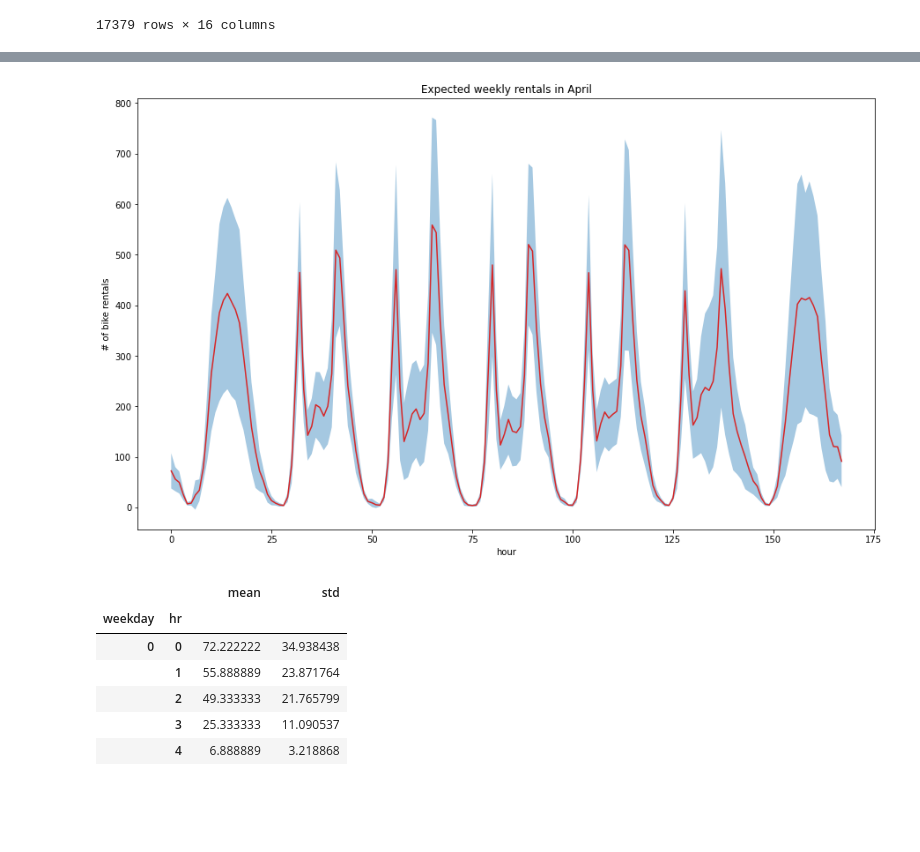
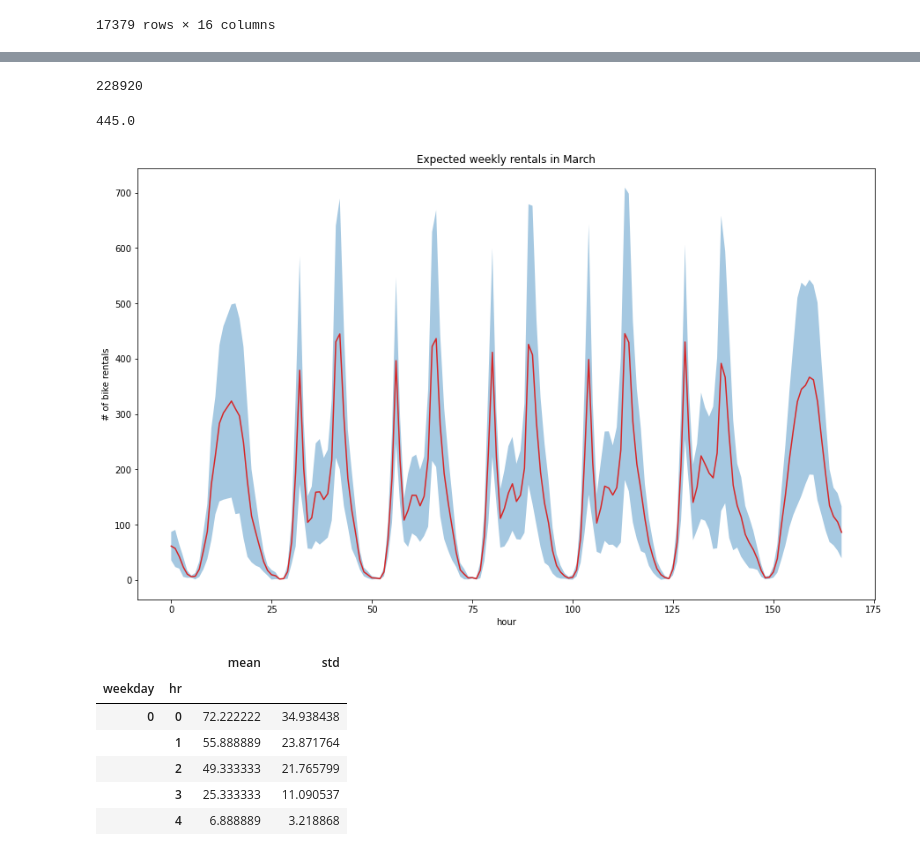
Before and after one commit to lmo272/Group_J, a Jupyter notebook: part2_test.ipynb, the cells around one changed output, grey strips where cells are left out. Cells and saved outputs as stored; diff of their text form; code cells hidden in the pictures; blank space fills up the shorter version.

```diff
--- a/part2_test.ipynb
+++ b/part2_test.ipynb
@@ -65,2 +75,4 @@ print(df)
 # %%
 import datetime
+# %%
+month = 3
@@ -67,3 +100,16 @@ import datetime
+# %%
+df_month.cnt.sum()
+# %% [output]
+228920
+# %%
+df_month = df.loc[df.index.month == month]
+df_month = df_month.groupby(["weekday","hr"]).cnt.agg(["mean", "std"])
+df_month.index = df_month.index.get_level_values(1)
+df_month = df_month.reset_index()
+# %%
+df_month["mean"].max()
+# %% [output]
+445.0
 # %%
 def forecast(month: int):
     df_month = df.loc[df.index.month == month]
@@ -88,9 +134,9 @@ def forecast(month: int):
     plt.title(f"Expected weekly rentals in {full_month_name}")
     plt.show()
 # %%
-forecast(4)
+forecast(3)
 # %% [output]
-[figure, old version]
+[figure, new version]
 # %%
 april = df.loc[df.index.month == 4]
 april
```
Also changed, not shown: parts of 4 cells of this notebook, 1 other file.
